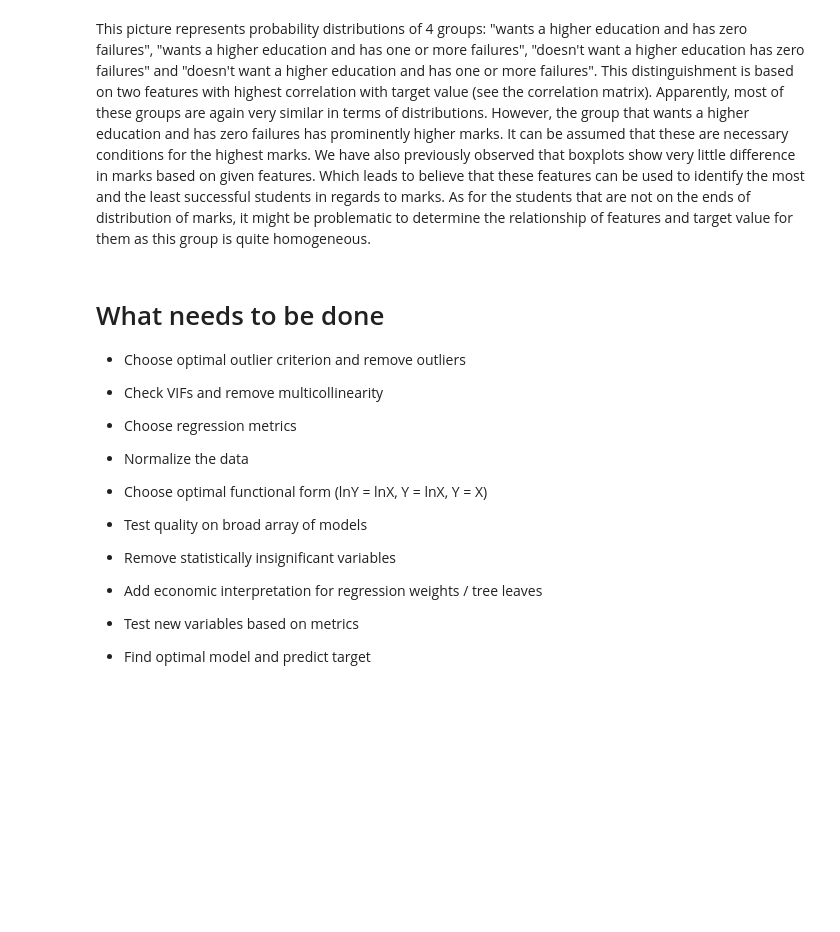
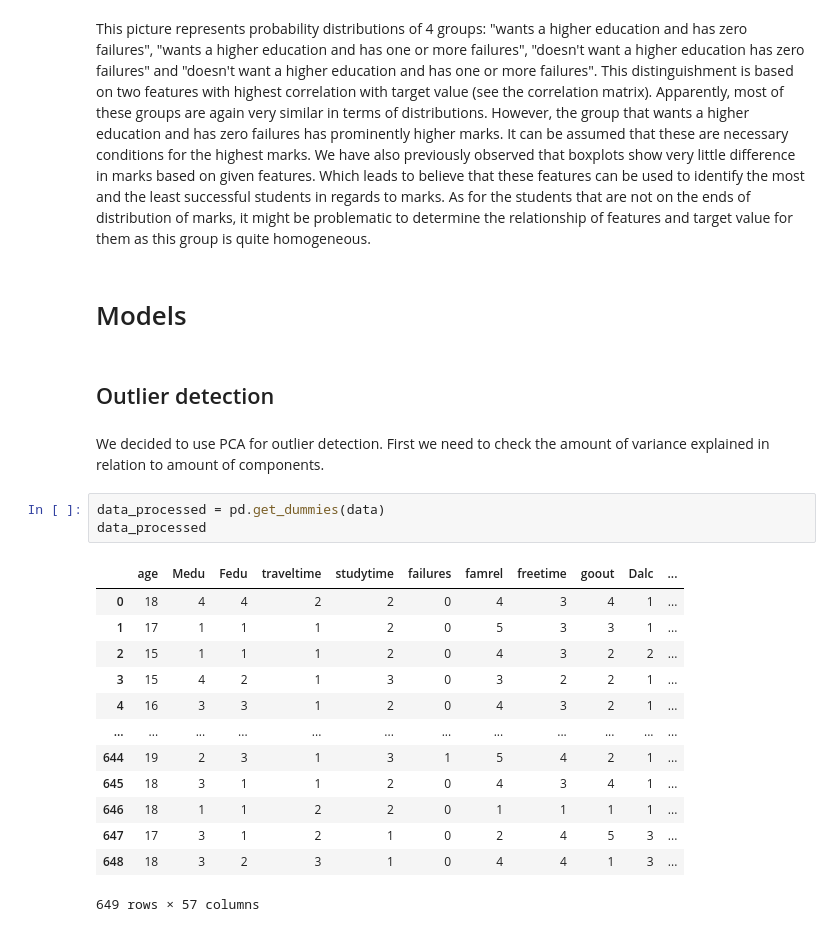
Before and after one commit to polpolandre/applied_ML, a Jupyter notebook: main.ipynb, the cells around one changed output. Cells and saved outputs as stored; diff of their text form; blank space fills up the shorter version.

```diff
--- a/main.ipynb
+++ b/main.ipynb
@@ -444,25 +440,26 @@ ax.legend()
 # %% [markdown]
 This picture represents probability distributions of 4 groups: "wants a higher education and has zero failures", "wants a higher education and has one or more failures", "doesn't want a higher education has zero failures" and "doesn't want a higher education and has one or more failures". This distinguishment is based on two features with highest correlation with target value (see the correlation matrix). Apparently, most of these groups are again very similar in terms of distributions. However, the group that wants a higher education and has zero failures has prominently higher marks. It can be assumed that these are necessary conditions for the highest marks.
 We have also previously observed that boxplots show very little difference in marks based on given features. Which leads to believe that these features can be used to identify the most and the least successful students in regards to marks. As for the students that are not on the ends of distribution of marks, it might be problematic to determine the relationship of features and target value for them as this group is quite homogeneous.
-# %% [markdown]
-# What needs to be done
-
-* Choose optimal outlier criterion and remove outliers
-
-* Check VIFs and remove multicollinearity
-
-* Choose regression metrics
-
-* Normalize the data
-
-* Choose optimal functional form (lnY = lnX, Y = lnX, Y = X)
-
-* Test quality on broad array of models
-
-* Remove statistically insignificant variables
-
-* Add economic interpretation for regression weights / tree leaves
-
-* Test new variables based on metrics
-
-* Find optimal model and predict target
+# %% [markdown]
+# Models
+# %% [markdown]
+## Outlier detection
+# %% [markdown]
+We decided to use PCA for outlier detection. First we need to check the amount of variance explained in relation to amount of components.
+# %%
+data_processed = pd.get_dummies(data)
+data_processed
+# %% [output]
+|  | age | Medu | Fedu | traveltime | studytime | failures | famrel | freetime | goout | Dalc | ... |
+| 0 | 18 | 4 | 4 | 2 | 2 | 0 | 4 | 3 | 4 | 1 | ... |
+| 1 | 17 | 1 | 1 | 1 | 2 | 0 | 5 | 3 | 3 | 1 | ... |
+| 2 | 15 | 1 | 1 | 1 | 2 | 0 | 4 | 3 | 2 | 2 | ... |
+| 3 | 15 | 4 | 2 | 1 | 3 | 0 | 3 | 2 | 2 | 1 | ... |
+| 4 | 16 | 3 | 3 | 1 | 2 | 0 | 4 | 3 | 2 | 1 | ... |
+| ... | ... | ... | ... | ... | ... | ... | ... | ... | ... | ... | ... |
+| 644 | 19 | 2 | 3 | 1 | 3 | 1 | 5 | 4 | 2 | 1 | ... |
+| 645 | 18 | 3 | 1 | 1 | 2 | 0 | 4 | 3 | 4 | 1 | ... |
+| 646 | 18 | 1 | 1 | 2 | 2 | 0 | 1 | 1 | 1 | 1 | ... |
+| 647 | 17 | 3 | 1 | 2 | 1 | 0 | 2 | 4 | 5 | 3 | ... |
+| 648 | 18 | 3 | 2 | 3 | 1 | 0 | 4 | 4 | 1 | 3 | ... |
+649 rows × 57 columns
```
Also changed, not shown: parts of 32 cells of this notebook, 1 other file.
